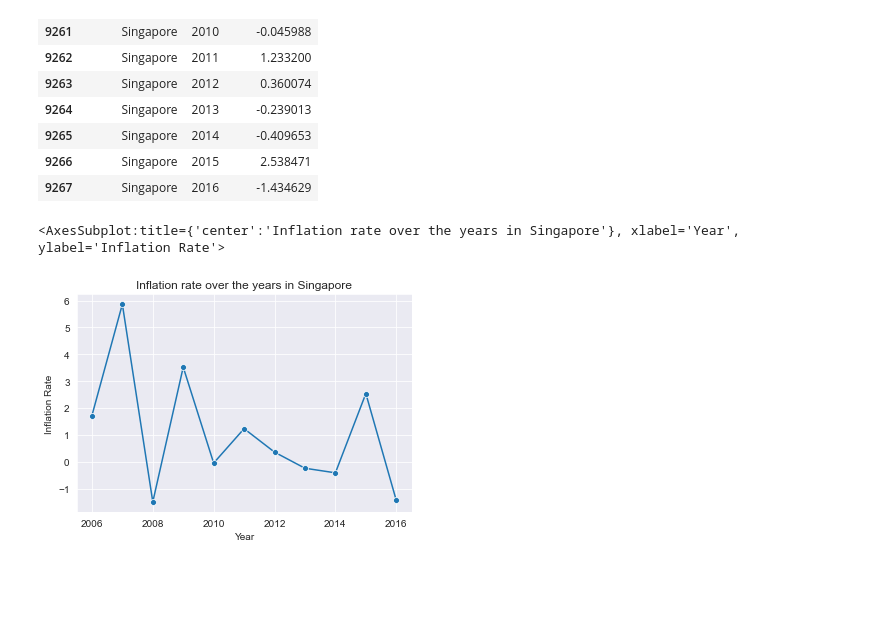
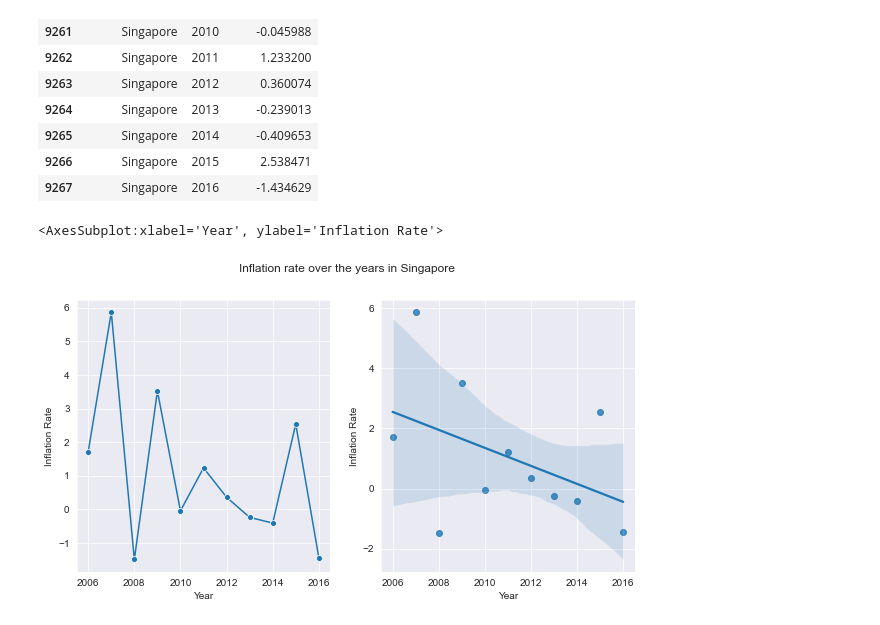
Before and after one commit to michaenho/Data-Science-Projects, a Jupyter notebook: Inflation data/Inflation data.ipynb, the cells around one changed output. Saved outputs shown, nothing was run; the diff lists cells and outputs as text; code cells hidden in the pictures; blank space fills up the shorter version.

```diff
--- a/Inflation data/Inflation data.ipynb
+++ b/Inflation data/Inflation data.ipynb
@@ -184,8 +198,10 @@ data_singapore
 | 9266 | Singapore | 2015 | 2.538471 |
 | 9267 | Singapore | 2016 | -1.434629 |
 # %%
-plt.title('Inflation rate over the years in Singapore')
-sns.lineplot(x='Year', y='Inflation Rate', data = data_singapore, marker = 'o')
+fig, axes = plt.subplots(1,2, figsize=(10,5))
+fig.suptitle('Inflation rate over the years in Singapore')
+sns.lineplot(ax = axes[0], x='Year', y='Inflation Rate', data = data_singapore, marker = 'o')
+sns.regplot(ax=axes[1], x='Year', y='Inflation Rate', data = data_singapore)
 # %% [output]
-<AxesSubplot:title={'center':'Inflation rate over the years in Singapore'}, xlabel='Year', ylabel='Inflation Rate'>
+<AxesSubplot:xlabel='Year', ylabel='Inflation Rate'>
-[figure, old version]
+[figure, new version]
```
Also changed, not shown: parts of 7 cells of this notebook.
